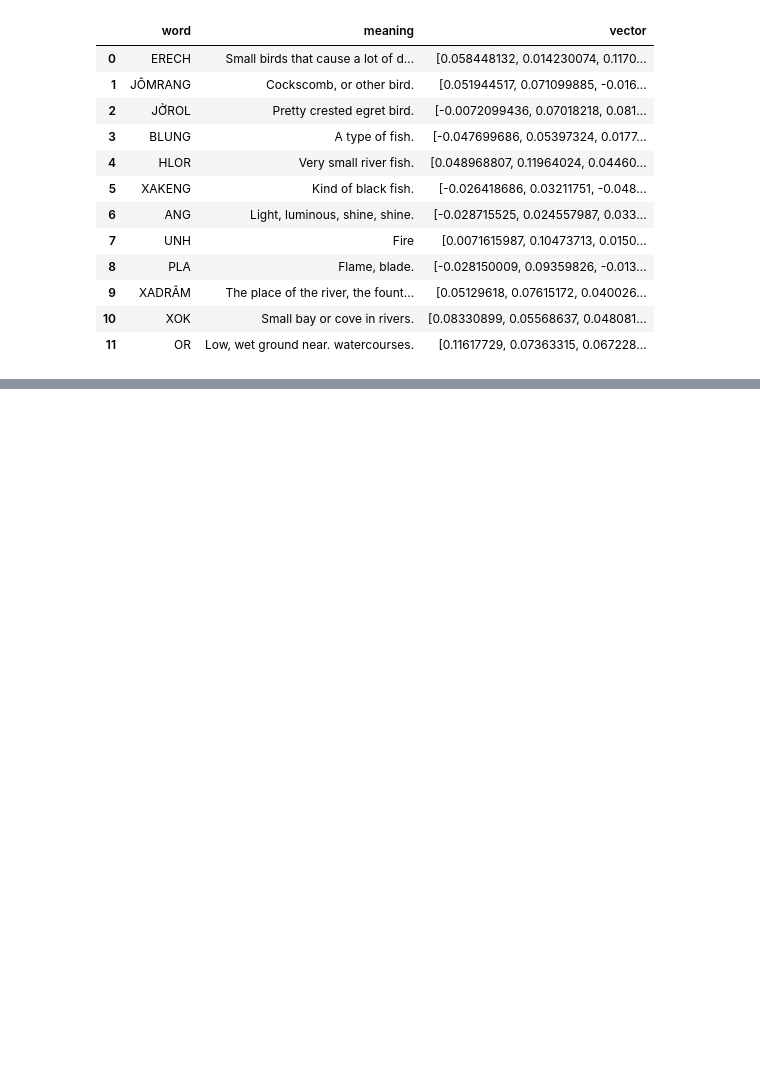
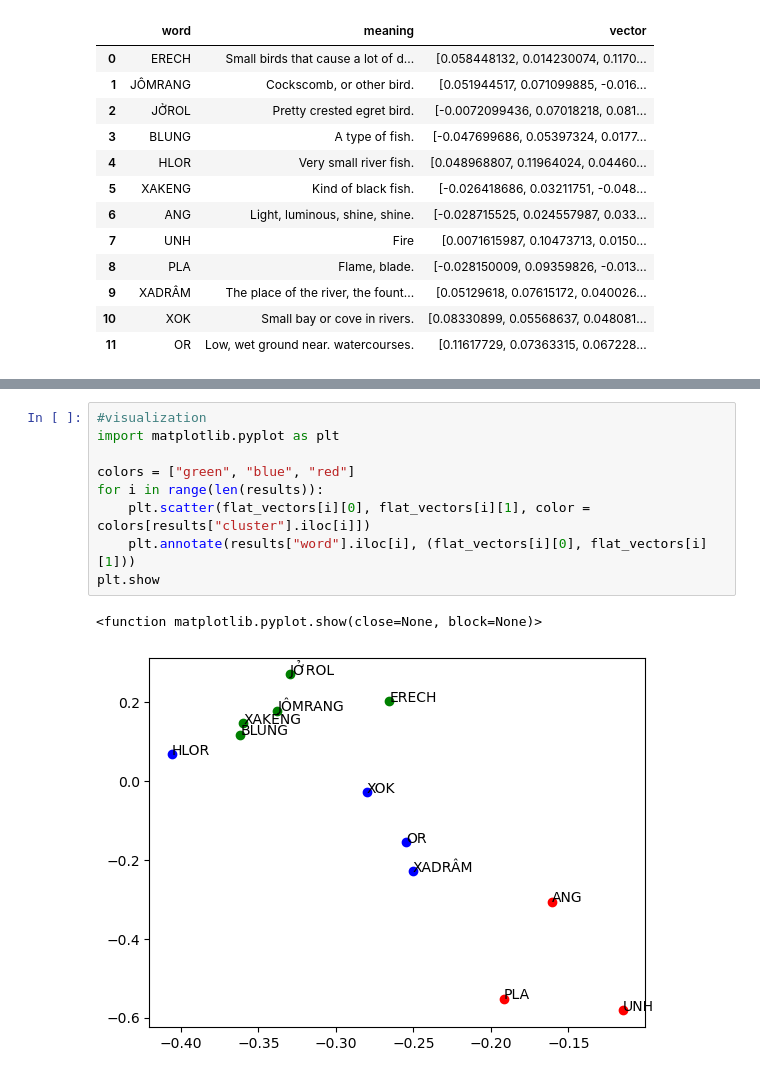
Before and after one commit to ancan203/BahnarOntologyMap, a Jupyter notebook: first_draft.ipynb, the cells around one changed output, grey strips where cells are left out. Drawn from its saved outputs; the diff is of its cells as text; blank space fills up the shorter version.

```diff
--- a/first_draft.ipynb
+++ b/first_draft.ipynb
@@ -151,0 +161,12 @@ clustering_question(df)
+# %%
+#visualization
+import matplotlib.pyplot as plt
+
+colors = ["green", "blue", "red"]
+for i in range(len(results)):
+    plt.scatter(flat_vectors[i][0], flat_vectors[i][1], color = colors[results["cluster"].iloc[i]])
+    plt.annotate(results["word"].iloc[i], (flat_vectors[i][0], flat_vectors[i][1]))
+plt.show
+# %% [output]
+<function matplotlib.pyplot.show(close=None, block=None)>
+[figure, added]
```
Also changed, not shown: parts of 3 cells of this notebook.
